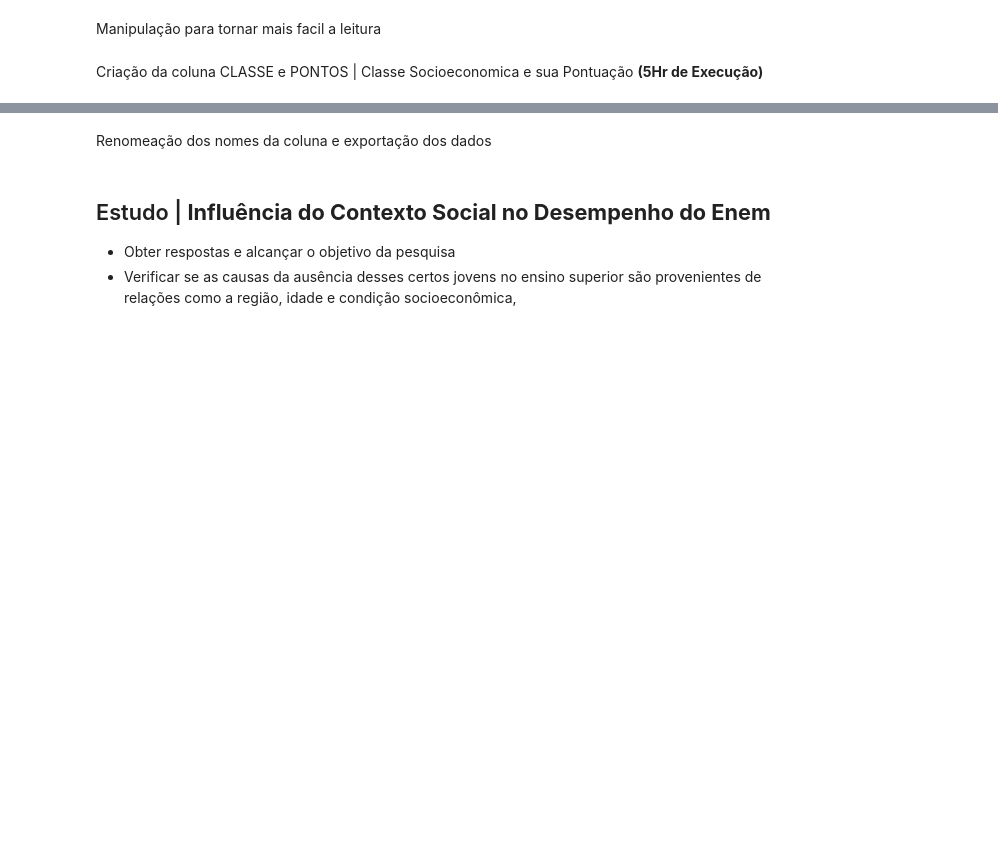
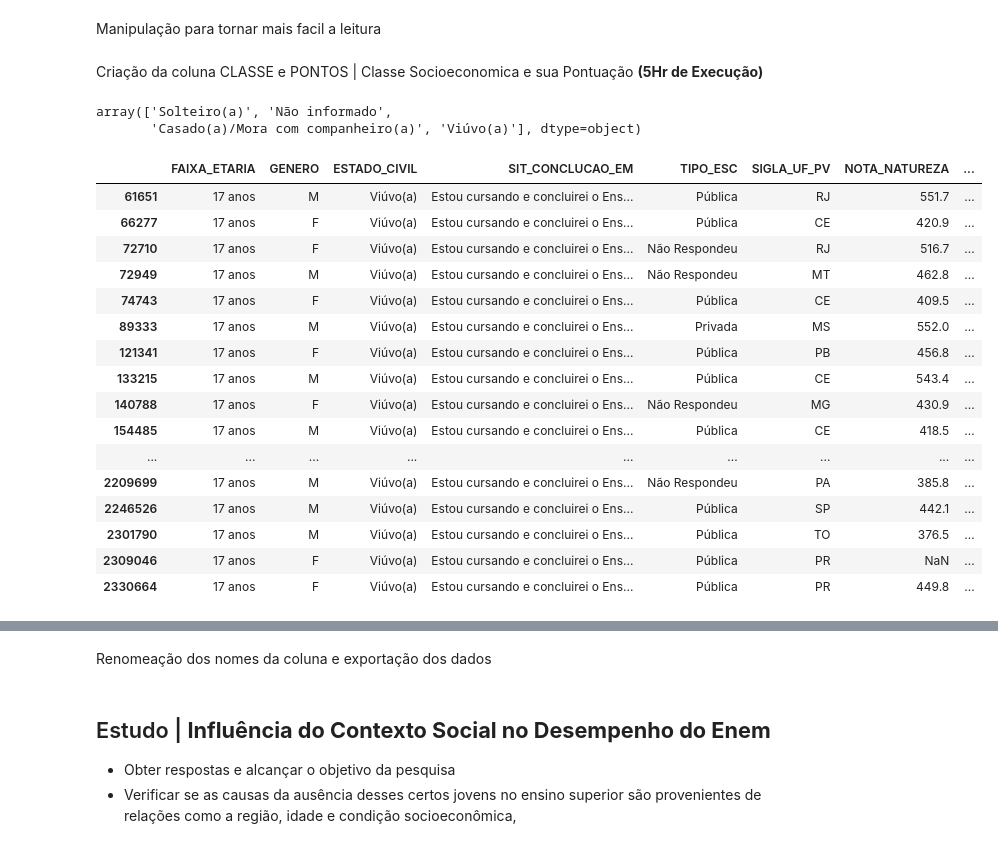
Before and after one commit to gabrielluizone/DS-Integrador-One, a Jupyter notebook: integrador-one.ipynb, the cells around one changed output, grey strips where cells are left out. Cells and saved outputs as stored; diff of their text form; code cells hidden in the pictures; blank space fills up the shorter version.

```diff
--- a/integrador-one.ipynb
+++ b/integrador-one.ipynb
@@ -496,3 +581,28 @@ df['Q025'] = df['Q025'].apply( lambda x : False if x == 'A' else
 print('Completo')
 # %% [markdown]
 Criação da coluna CLASSE e PONTOS | Classe Socioeconomica e sua Pontuação **(5Hr de Execução)**
+# %%
+ddf['ESTADO_CIVIL'].unique()
+# %% [output]
+array(['Solteiro(a)', 'Não informado',
+       'Casado(a)/Mora com companheiro(a)', 'Viúvo(a)'], dtype=object)
+# %%
+ddf.loc[ (ddf['FAIXA_ETARIA'] == '17 anos') & (ddf['ESTADO_CIVIL'] == 'Viúvo(a)'), ['FAIXA_ETARIA', 'GENERO', 'ESTADO_CIVIL', 'SIT_CONCLUCAO_EM', 'TIPO_ESC', 'SIGLA_UF_PV', 'NOTA_NATUREZA','NOTA_HUMANAS','NOTA_LINGUAGENS','NOTA_MATEMATICA'] ]
+# %% [output]
+|  | FAIXA_ETARIA | GENERO | ESTADO_CIVIL | SIT_CONCLUCAO_EM | TIPO_ESC | SIGLA_UF_PV | NOTA_NATUREZA | ... |
+| 61651 | 17 anos | M | Viúvo(a) | Estou cursando e concluirei o Ens... | Pública | RJ | 551.7 | ... |
+| 66277 | 17 anos | F | Viúvo(a) | Estou cursando e concluirei o Ens... | Pública | CE | 420.9 | ... |
+| 72710 | 17 anos | F | Viúvo(a) | Estou cursando e concluirei o Ens... | Não Respondeu | RJ | 516.7 | ... |
+| 72949 | 17 anos | M | Viúvo(a) | Estou cursando e concluirei o Ens... | Não Respondeu | MT | 462.8 | ... |
+| 74743 | 17 anos | F | Viúvo(a) | Estou cursando e concluirei o Ens... | Pública | CE | 409.5 | ... |
+| 89333 | 17 anos | M | Viúvo(a) | Estou cursando e concluirei o Ens... | Privada | MS | 552.0 | ... |
+| 121341 | 17 anos | F | Viúvo(a) | Estou cursando e concluirei o Ens... | Pública | PB | 456.8 | ... |
+| 133215 | 17 anos | M | Viúvo(a) | Estou cursando e concluirei o Ens... | Pública | CE | 543.4 | ... |
+| 140788 | 17 anos | F | Viúvo(a) | Estou cursando e concluirei o Ens... | Não Respondeu | MG | 430.9 | ... |
+| 154485 | 17 anos | M | Viúvo(a) | Estou cursando e concluirei o Ens... | Pública | CE | 418.5 | ... |
+| ... | ... | ... | ... | ... | ... | ... | ... | ... |
+| 2209699 | 17 anos | M | Viúvo(a) | Estou cursando e concluirei o Ens... | Não Respondeu | PA | 385.8 | ... |
+| 2246526 | 17 anos | M | Viúvo(a) | Estou cursando e concluirei o Ens... | Pública | SP | 442.1 | ... |
+| 2301790 | 17 anos | M | Viúvo(a) | Estou cursando e concluirei o Ens... | Pública | TO | 376.5 | ... |
+| 2309046 | 17 anos | F | Viúvo(a) | Estou cursando e concluirei o Ens... | Pública | PR | NaN | ... |
+| 2330664 | 17 anos | F | Viúvo(a) | Estou cursando e concluirei o Ens... | Pública | PR | 449.8 | ... |
```
Also changed, not shown: parts of 23 cells of this notebook.
